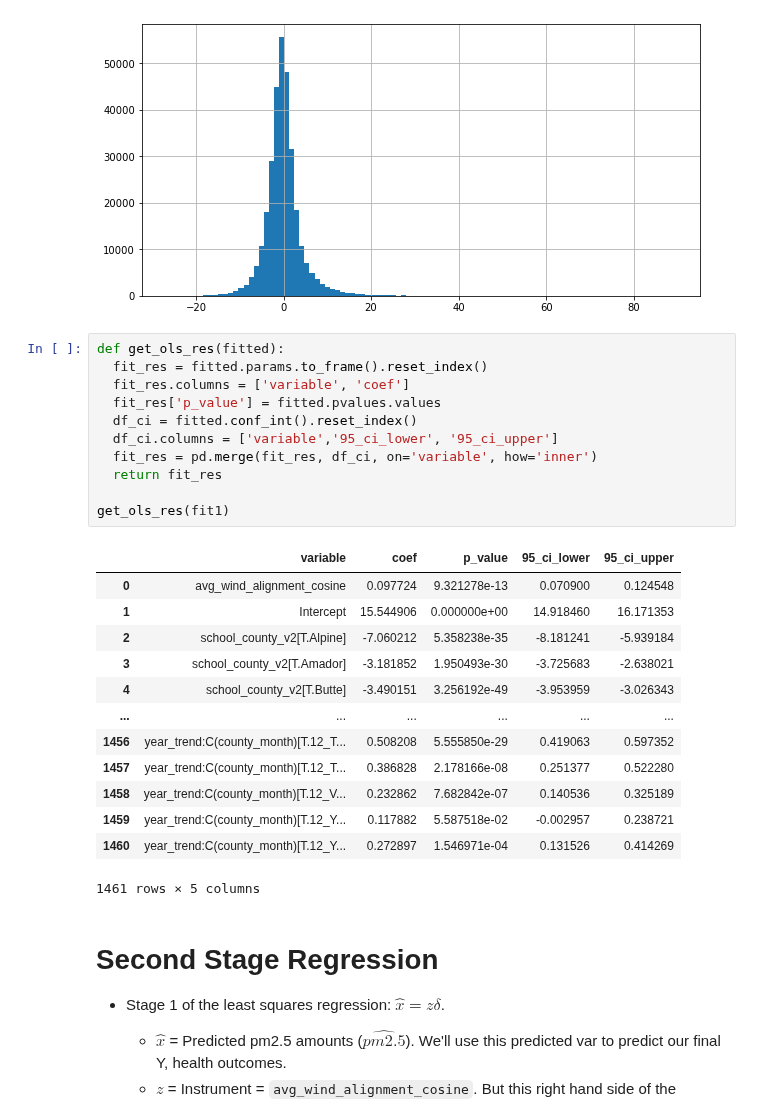
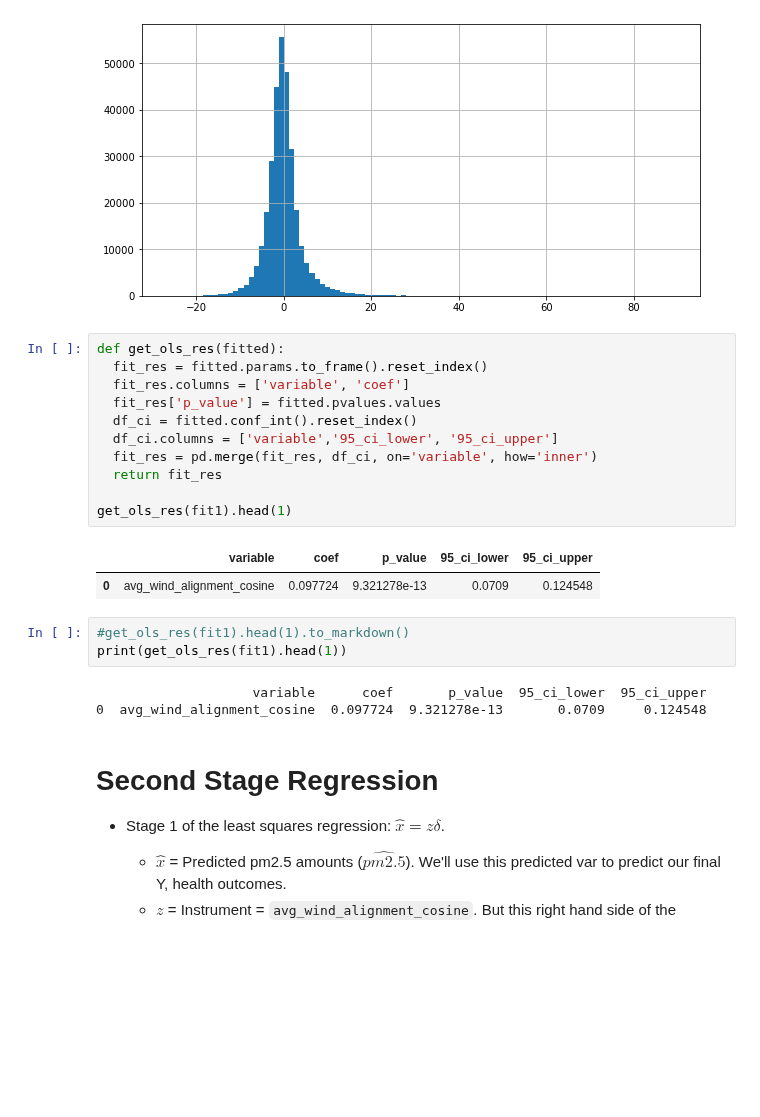
Before and after one commit to mattslyons/JLPS_capstone_project, a Jupyter notebook: modeling/2sls_tj_v5.ipynb, the cells around one changed output. Drawn from its saved outputs; the diff is of its cells as text; blank space fills up the shorter version.

```diff
--- a/modeling/2sls_tj_v5.ipynb
+++ b/modeling/2sls_tj_v5.ipynb
@@ -197,28 +197,23 @@ resids_and_fitted['resids'].hist(bins=100)
 # %%
 def get_ols_res(fitted):
   fit_res = fitted.params.to_frame().reset_index()
   fit_res.columns = ['variable', 'coef']
   fit_res['p_value'] = fitted.pvalues.values
   df_ci = fitted.conf_int().reset_index()
   df_ci.columns = ['variable','95_ci_lower', '95_ci_upper']
   fit_res = pd.merge(fit_res, df_ci, on='variable', how='inner')
   return fit_res
 
-get_ols_res(fit1)
+get_ols_res(fit1).head(1)
 # %% [output]
 |  | variable | coef | p_value | 95_ci_lower | 95_ci_upper |
-| 0 | avg_wind_alignment_cosine | 0.097724 | 9.321278e-13 | 0.070900 | 0.124548 |
-| 1 | Intercept | 15.544906 | 0.000000e+00 | 14.918460 | 16.171353 |
-| 2 | school_county_v2[T.Alpine] | -7.060212 | 5.358238e-35 | -8.181241 | -5.939184 |
-| 3 | school_county_v2[T.Amador] | -3.181852 | 1.950493e-30 | -3.725683 | -2.638021 |
-| 4 | school_county_v2[T.Butte] | -3.490151 | 3.256192e-49 | -3.953959 | -3.026343 |
-| ... | ... | ... | ... | ... | ... |
-| 1456 | year_trend:C(county_month)[T.12_T... | 0.508208 | 5.555850e-29 | 0.419063 | 0.597352 |
-| 1457 | year_trend:C(county_month)[T.12_T... | 0.386828 | 2.178166e-08 | 0.251377 | 0.522280 |
-| 1458 | year_trend:C(county_month)[T.12_V... | 0.232862 | 7.682842e-07 | 0.140536 | 0.325189 |
-| 1459 | year_trend:C(county_month)[T.12_Y... | 0.117882 | 5.587518e-02 | -0.002957 | 0.238721 |
-| 1460 | year_trend:C(county_month)[T.12_Y... | 0.272897 | 1.546971e-04 | 0.131526 | 0.414269 |
+| 0 | avg_wind_alignment_cosine | 0.097724 | 9.321278e-13 | 0.0709 | 0.124548 |
-1461 rows × 5 columns
+# %%
+#get_ols_res(fit1).head(1).to_markdown()
+print(get_ols_res(fit1).head(1))
+# %% [output]
+                    variable      coef       p_value  95_ci_lower  95_ci_upper
+0  avg_wind_alignment_cosine  0.097724  9.321278e-13       0.0709     0.124548
 # %% [markdown]
 # Second Stage Regression
 
```
Also changed, not shown: parts of 1 cell of this notebook.
